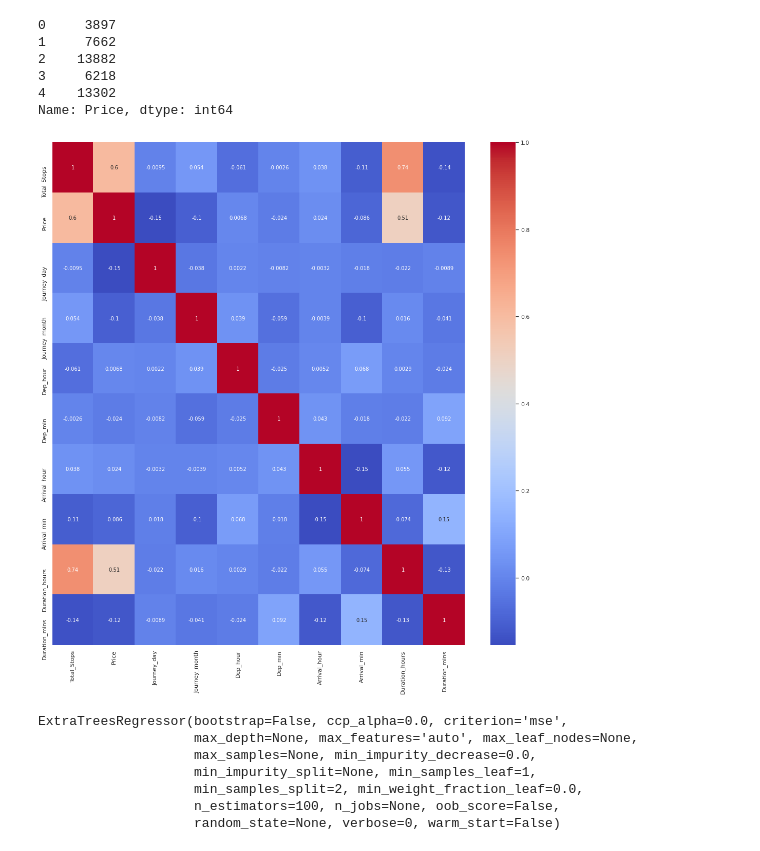
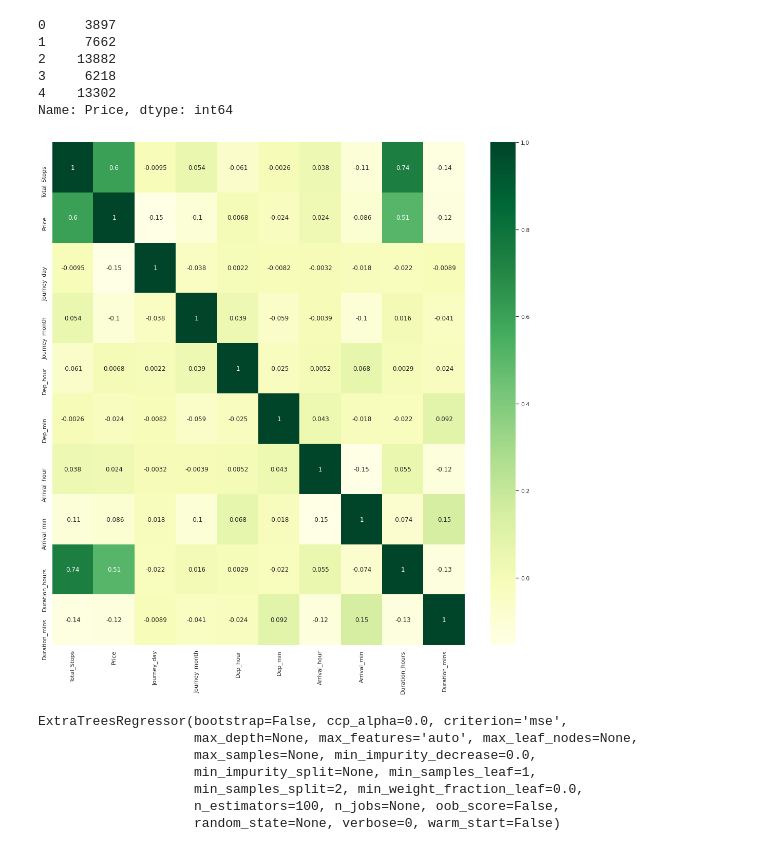
Before and after one commit to Sachin9869/Predicting-Flight-Price, a Jupyter notebook: AI_EP_Prediction_Flight_Price.ipynb, the cells around one changed output. Drawn from its saved outputs; the diff is of its cells as text; code cells hidden in the pictures.

```diff
--- a/AI_EP_Prediction_Flight_Price.ipynb
+++ b/AI_EP_Prediction_Flight_Price.ipynb
@@ -225,13 +225,13 @@ Name: Price, dtype: int64
 # %%
 #Find correlation between Independent(X) and dependent attributes(y)
 
 plt.figure(figsize = (18,18))
 
-sns.heatmap(train_dataset.corr(),annot= True, cmap = "coolwarm")
+sns.heatmap(train_dataset.corr(),annot= True, cmap = "YlGn")
 
 plt.show()
 # %% [output]
-[figure, old version]
+[figure, new version]
 # %%
 # Important feature using ExtraTreeRegressor
 
```
Also changed, not shown: parts of 6 cells of this notebook.
